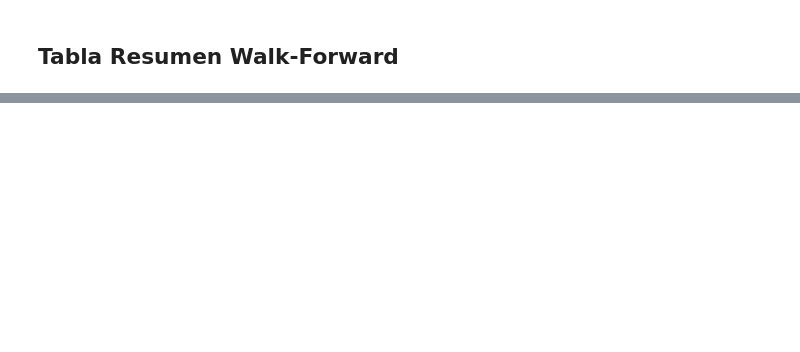
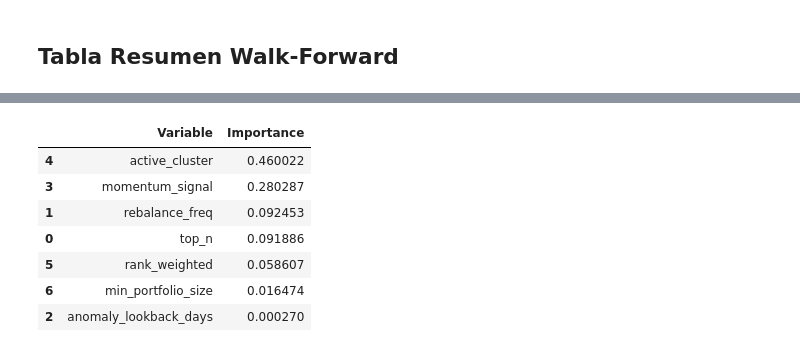
Before and after one commit to marespcue1/hybrid-momentum-anomaly-detection, a Jupyter notebook: notebooks/walk_forward_analysis.ipynb, the cells around one changed output, grey strips where cells are left out. Drawn from its saved outputs; the diff is of its cells as text; code cells hidden in the pictures; blank space fills up the shorter version.

```diff
--- a/notebooks/walk_forward_analysis.ipynb
+++ b/notebooks/walk_forward_analysis.ipynb
@@ -215,0 +343,25 @@ Figuras en /workspaces/hybrid-momentum-anomaly-detection/results/figures:
+# %%
+from analysis.parameter_analysis import (
+    parameter_summary,
+)
+
+params = [
+    "top_n",
+    "rebalance_freq",
+    "anomaly_lookback_days",
+    "momentum_signal",
+    "active_cluster",
+    "rank_weighted",
+    "min_portfolio_size",
+]
+
+for p in params:
+
+    print("\n")
+    print("=" * 70)
+    print(p)
+    print("=" * 70)
+
+    display(
+        parameter_summary(df_wf, p)
+    )
@@ -215,0 +527,20 @@ Figuras en /workspaces/hybrid-momentum-anomaly-detection/results/figures:
+# %%
+from analysis.parameter_analysis import (
+    compute_feature_importance,
+)
+
+importance_df = compute_feature_importance(
+    df_wf,
+    params,
+)
+
+importance_df
+# %% [output]
+|  | Variable | Importance |
+| 4 | active_cluster | 0.460022 |
+| 3 | momentum_signal | 0.280287 |
+| 1 | rebalance_freq | 0.092453 |
+| 0 | top_n | 0.091886 |
+| 5 | rank_weighted | 0.058607 |
+| 6 | min_portfolio_size | 0.016474 |
+| 2 | anomaly_lookback_days | 0.000270 |
```
Also changed, not shown: parts of 23 cells of this notebook, 2 other files.
